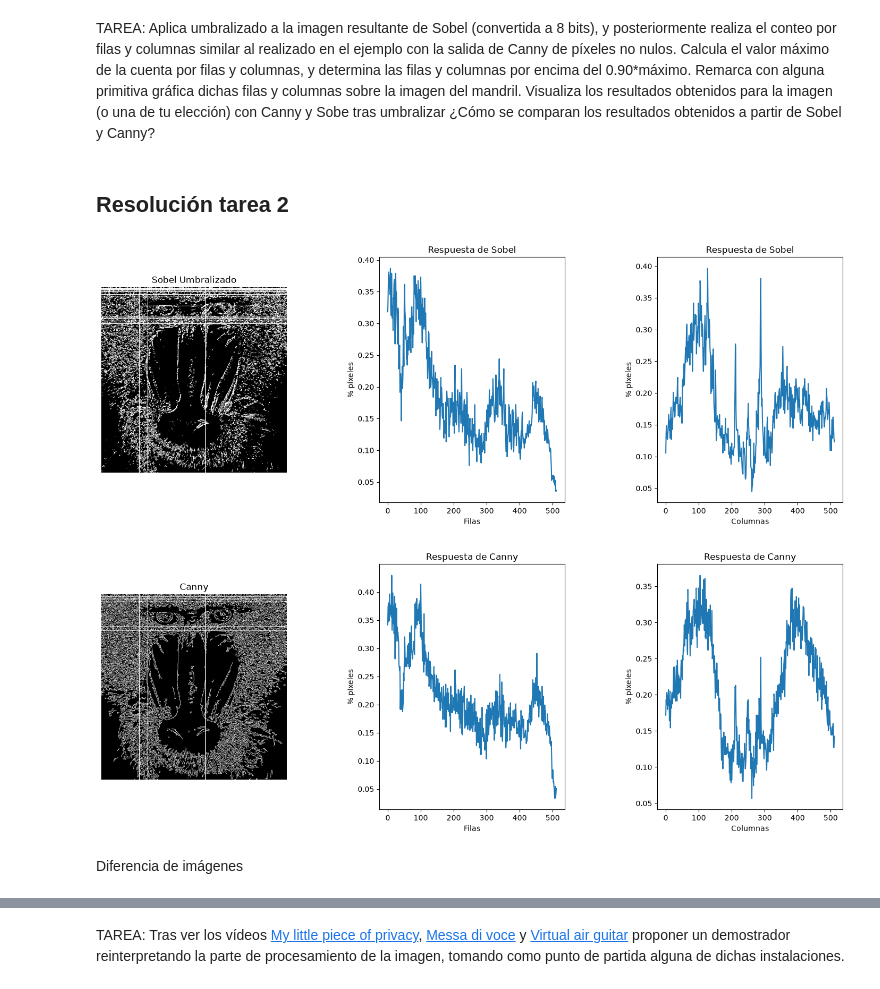
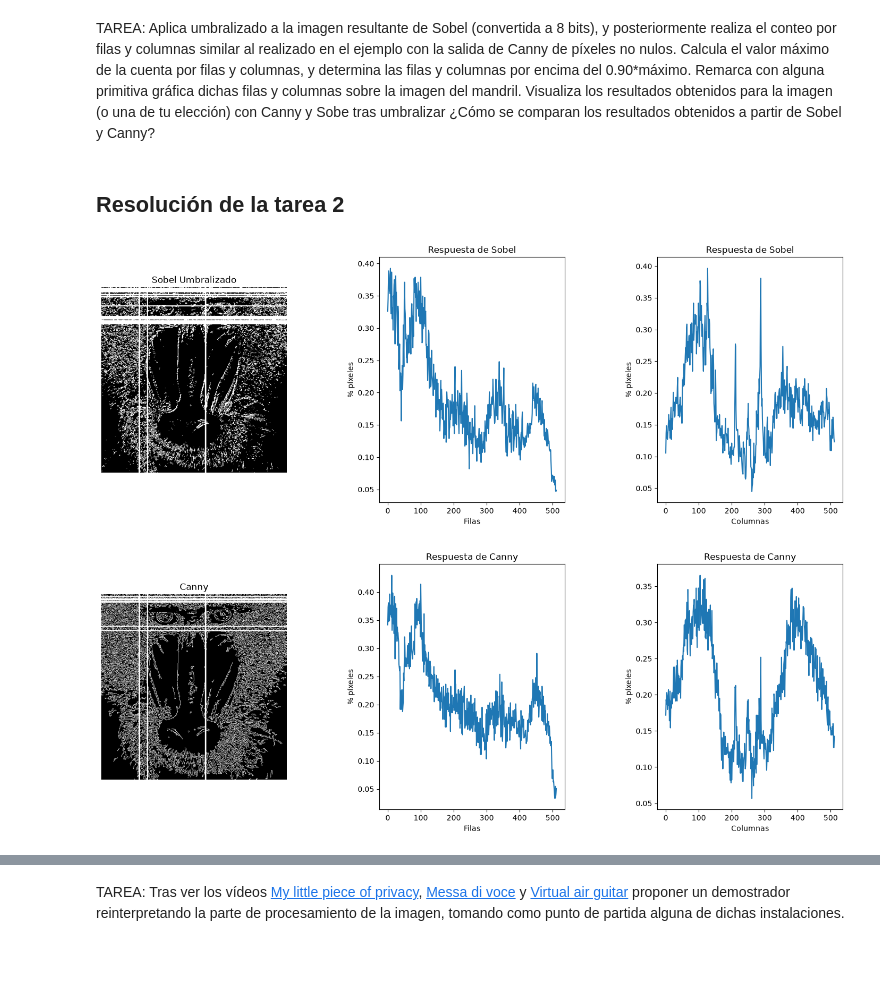
Before and after one commit to kikoalmtana/practicasVC, a Jupyter notebook: P2/VC_P2.ipynb, the cells around one changed output, grey strips where cells are left out. Saved outputs shown, nothing was run; the diff lists cells and outputs as text; code cells hidden in the pictures; blank space fills up the shorter version.

```diff
--- a/P2/VC_P2.ipynb
+++ b/P2/VC_P2.ipynb
@@ -184,6 +25,9 @@ canny = cv2.Canny(gris, 100, 200) #prueba a jugar con umbrales (entre 0 y 255)
 #Suma los valores de los pixeles por columna
 
 #El método reduce una imagen pasada por canny a una matriz de una columna y obtiene la suma
+col_counts = cv2.reduce(canny, 0, cv2.REDUCE_SUM, dtype=cv2.CV_32SC1)
+cols = col_counts[0] / (255 * canny.shape[0])
+
 row_counts = cv2.reduce(canny, 1, cv2.REDUCE_SUM, dtype=cv2.CV_32SC1)
 
 #Normaliza en base al número de filas, primer valor devuelto por shape, y al valor máximo del píxel (255)
@@ -197,7 +41,8 @@ print(maxfil)
 
 for i in range(len(row_counts)):
     if row_counts[i] >= maxfil*0.9:
-        canny[i,:] = 255
+        #canny[i,:] = 255
+        cv2.line(canny,(0, i),(canny.shape[1],i),(255,0,0),2)
 
 #Muestra dicha cuenta gráficamente
 plt.figure()
@@ -373,10 +81,21 @@ plt.xlim([0, 256])
 # %% [markdown]
 TAREA: Aplica umbralizado a la imagen resultante de Sobel (convertida a 8 bits), y posteriormente realiza el conteo por filas y columnas similar al realizado en el ejemplo con la salida de Canny de píxeles no nulos. Calcula el valor máximo de la cuenta por filas y columnas, y determina las filas y columnas por encima del 0.90*máximo. Remarca con alguna primitiva gráfica dichas filas y columnas sobre la imagen del mandril. Visualiza los resultados obtenidos para la imagen (o una de tu elección) con Canny y Sobe tras umbralizar ¿Cómo se comparan los resultados obtenidos a partir de Sobel y Canny?
 # %% [markdown]
-## Resolución tarea 2
+## Resolución de la tarea 2
 # %%
 #Define valor umbral
 valorUmbral = 100
+
+
+ggris = cv2.GaussianBlur(gris, (3, 3), 0)
+
+#Calcula en ambas direcciones (horizontal y vertical)
+sobelx = cv2.Sobel(ggris, cv2.CV_64F, 1, 0)  # x
+sobely = cv2.Sobel(ggris, cv2.CV_64F, 0, 1)  # y
+#Combina ambos resultados
+sobel = cv2.add(sobelx, sobely)
+
+sobel8np = np.uint8(np.abs(sobel))
 #Obtiene imagen umbralizada para dicho valor definido
 _, sobelUmbralizado = cv2.threshold(sobel8np, valorUmbral, 255, cv2.THRESH_BINARY)
 
@@ -393,7 +112,7 @@ maxcol = np.max(col_counts)
 
 for i in range(len(col_counts[0])):
     if col_counts[0][i] >= maxcolSobel*0.9:
-        sobelUmbralizado[:,i] = 255
+        cv2.line(sobelUmbralizado,(i,0),(i,sobelUmbralizado.shape[1]),(255,0,0),2)
 
 row_countsSobel = cv2.reduce(sobelUmbralizado, 1, cv2.REDUCE_SUM, dtype=cv2.CV_32SC1)
 rowsSobel = row_countsSobel[:] / (255 * sobelUmbralizado.shape[0])
@@ -401,15 +120,14 @@ maxfilSobel = np.max(row_countsSobel)
 
 for i in range(len(row_countsSobel)):
     if row_countsSobel[i] >= maxfilSobel*0.9:
-        sobelUmbralizado[i,:] = 255
+        cv2.line(sobelUmbralizado,(0,i),(sobelUmbralizado.shape[1],i),(255,0,0),2)
+
 
 for i in range(len(col_counts[0])):
     if col_counts[0][i] >= maxcol*0.9:
-        canny[:,i] = 255
-#Muestra resultado
-#print(cols)
-#plt.subplot(1, 2, 1)
-#plt.imshow(sobelUmbralizado, cmap='gray')
+        cv2.line(canny,(i,0),(i,canny.shape[1]),(255,0,0),2)
+
+
 
 plt.figure(figsize=(18, 6))
 
@@ -431,34 +149,32 @@ plt.ylabel("% píxeles")
 plt.plot(colsSobel)
 
 plt.subplots_adjust(wspace=0.5)
 
 plt.show()
 
 
 plt.figure(figsize=(18, 6))
 
 plt.subplot(1, 3, 1)
 plt.axis("off")
 plt.title("Canny")
 plt.imshow(canny, cmap='gray')
 
 plt.subplot(1, 3, 2)
 plt.title("Respuesta de Canny")
 plt.xlabel("Filas")
 plt.ylabel("% píxeles")
 plt.plot(rows)
 
 plt.subplot(1, 3, 3)
 plt.title("Respuesta de Canny")
 plt.xlabel("Columnas")
 plt.ylabel("% píxeles")
 plt.plot(cols)
 
 plt.subplots_adjust(wspace=0.5)
 
 plt.show()
 # %% [output]
-[figure, old version]
+[figure, new version]
-[figure, old version]
+[figure, new version]
-# %% [markdown]
-Diferencia de imágenes
```
Also changed, not shown: parts of 28 cells of this notebook, 2 other files.
